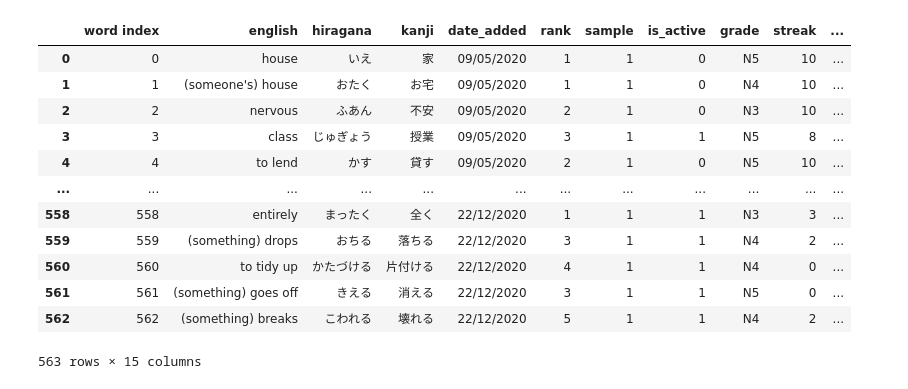
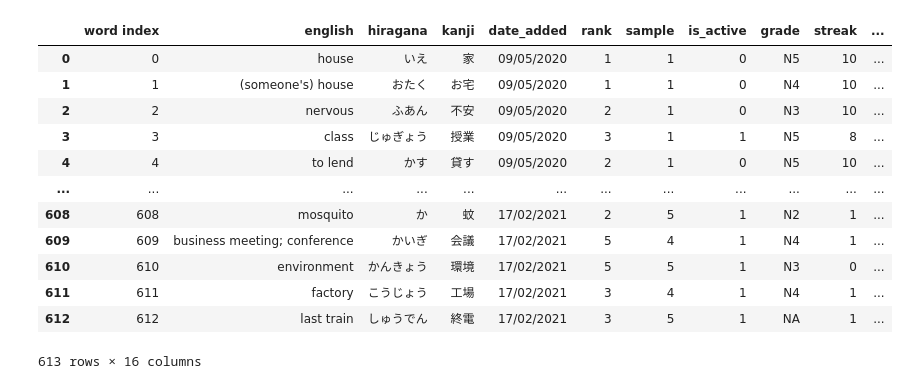
Before and after one commit to MattPCollins/Japanese-Revision, a Jupyter notebook: data_collection_cleansing.ipynb, the cells around one changed output. Cells and saved outputs as stored; diff of their text form; code cells hidden in the pictures.

```diff
--- a/data_collection_cleansing.ipynb
+++ b/data_collection_cleansing.ipynb
@@ -99,24 +118,24 @@ df
 # %%
 # age column
 from datetime import datetime as dt
-df = pd.read_csv('kanji_data_cleansed.csv')
+
 today_ = pd.to_datetime('today').normalize()
 
 df['age'] = df.date_added.apply(lambda x: today_ - pd.to_datetime(dt.strptime(x,"%d/%m/%Y"))).dt.days
 df
 # %% [output]
 |  | word index | english | hiragana | kanji | date_added | rank | sample | is_active | grade | streak | ... |
 | 0 | 0 | house | いえ | 家 | 09/05/2020 | 1 | 1 | 0 | N5 | 10 | ... |
 | 1 | 1 | (someone's) house | おたく | お宅 | 09/05/2020 | 1 | 1 | 0 | N4 | 10 | ... |
 | 2 | 2 | nervous | ふあん | 不安 | 09/05/2020 | 2 | 1 | 0 | N3 | 10 | ... |
 | 3 | 3 | class | じゅぎょう | 授業 | 09/05/2020 | 3 | 1 | 1 | N5 | 8 | ... |
 | 4 | 4 | to lend | かす | 貸す | 09/05/2020 | 2 | 1 | 0 | N5 | 10 | ... |
 | ... | ... | ... | ... | ... | ... | ... | ... | ... | ... | ... | ... |
-| 558 | 558 | entirely | まったく | 全く | 22/12/2020 | 1 | 1 | 1 | N3 | 3 | ... |
-| 559 | 559 | (something) drops | おちる | 落ちる | 22/12/2020 | 3 | 1 | 1 | N4 | 2 | ... |
-| 560 | 560 | to tidy up | かたづける | 片付ける | 22/12/2020 | 4 | 1 | 1 | N4 | 0 | ... |
-| 561 | 561 | (something) goes off | きえる | 消える | 22/12/2020 | 3 | 1 | 1 | N5 | 0 | ... |
-| 562 | 562 | (something) breaks | こわれる | 壊れる | 22/12/2020 | 5 | 1 | 1 | N4 | 2 | ... |
+| 608 | 608 | mosquito | か | 蚊 | 17/02/2021 | 2 | 5 | 1 | N2 | 1 | ... |
+| 609 | 609 | business meeting; conference | かいぎ | 会議 | 17/02/2021 | 5 | 4 | 1 | N4 | 1 | ... |
+| 610 | 610 | environment | かんきょう | 環境 | 17/02/2021 | 5 | 5 | 1 | N3 | 0 | ... |
+| 611 | 611 | factory | こうじょう | 工場 | 17/02/2021 | 3 | 4 | 1 | N4 | 1 | ... |
+| 612 | 612 | last train | しゅうでん | 終電 | 17/02/2021 | 3 | 5 | 1 | NA | 1 | ... |
-563 rows × 15 columns
+613 rows × 16 columns
 # %%
 df.to_csv('kanji_data_cleansed.csv', index=False)
```
Also changed, not shown: parts of 8 cells of this notebook, 2 other files.
